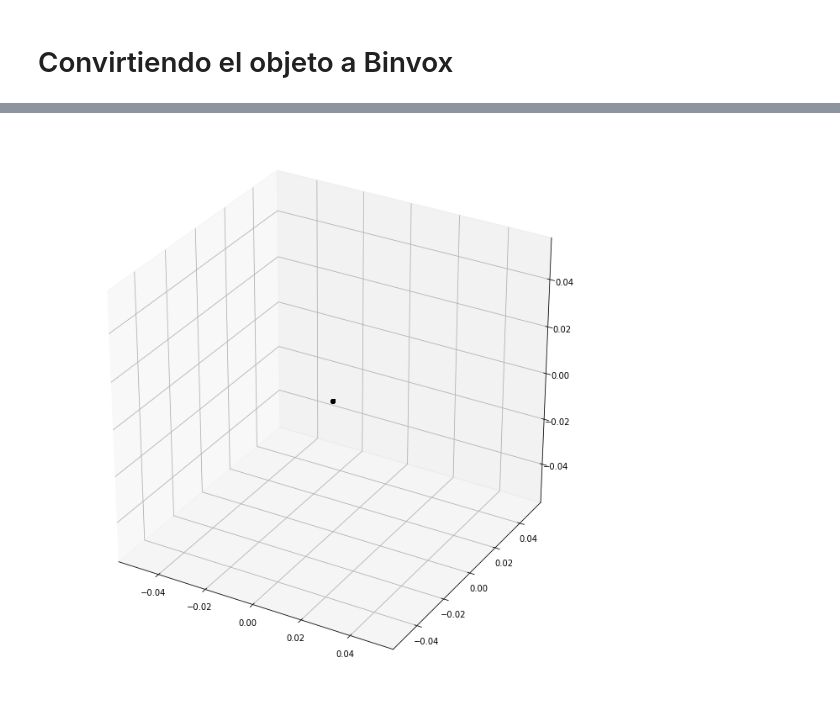
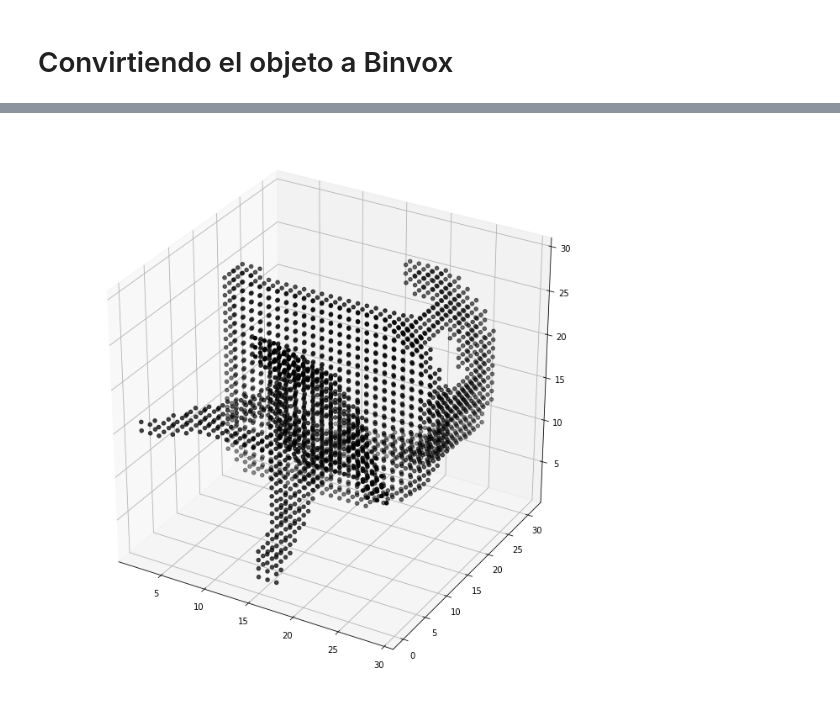
Before and after one commit to Coralain10/ML_Archaeological-Objects-Reconstruction, a Jupyter notebook: Preparación_de_data.ipynb, the cells around one changed output, grey strips where cells are left out. Drawn from its saved outputs; the diff is of its cells as text; code cells hidden in the pictures.

Commit message:
Visualización Arreglada

```diff
--- a/Preparación_de_data.ipynb
+++ b/Preparación_de_data.ipynb
@@ -96,20 +96,20 @@ def voxels_from_file(file, voxsize=32):
   if os.path.exists(out_file):
     os.remove(out_file)
 
-  os.system('chmod 755 binvox')
+  # os.system('chmod 755 binvox')
   t = os.system(cmd)
 
   if t == 0:
     with open(out_file, 'rb') as f:
-      d = read_as_3d_array(f).data
+      d = read_as_3d_array(f, False).data
       d = np.transpose(d, (0, 2, 1)) # fix orientation
 
-    os.remove(out_file)
+    # os.remove(out_file)
     return 1, d, file.split('/')[-1]
   else:
     return 0, None, None
 # %%
-success, array, filename = voxels_from_file("silla_rota.obj") #silla_rota.obj
+success, array, filename = voxels_from_file("broken_chair.stl") #silla_rota.obj
 # %%
 import matplotlib.pyplot as plt
 # %%
@@ -126,7 +126,7 @@ def show3D(points):
   plt.subplots(figsize=(12,12))
   ax = plt.subplot( projection='3d' )
   ax.scatter3D(points[:,0], points[:,1], points[:,2],c='black')
-# %%
-show3D( array )
-# %% [output]
-[figure, removed]
+# %%
+if success: show3D( bbvox_points(array) )
+# %% [output]
+[figure, added]
```
Also changed, not shown: parts of 2 cells of this notebook.
